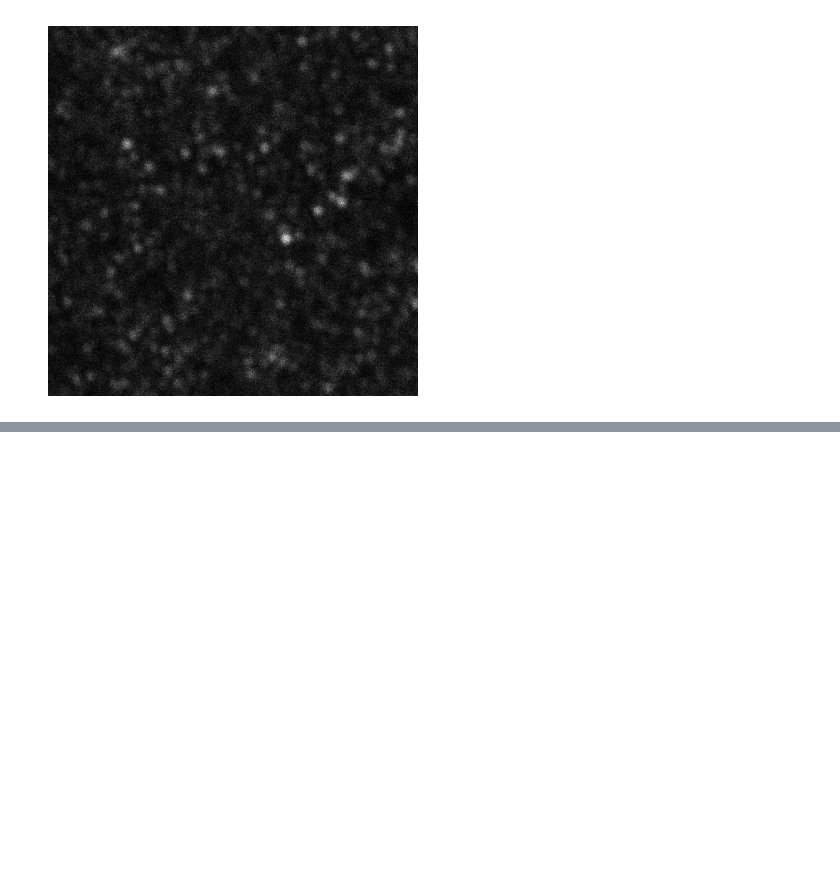
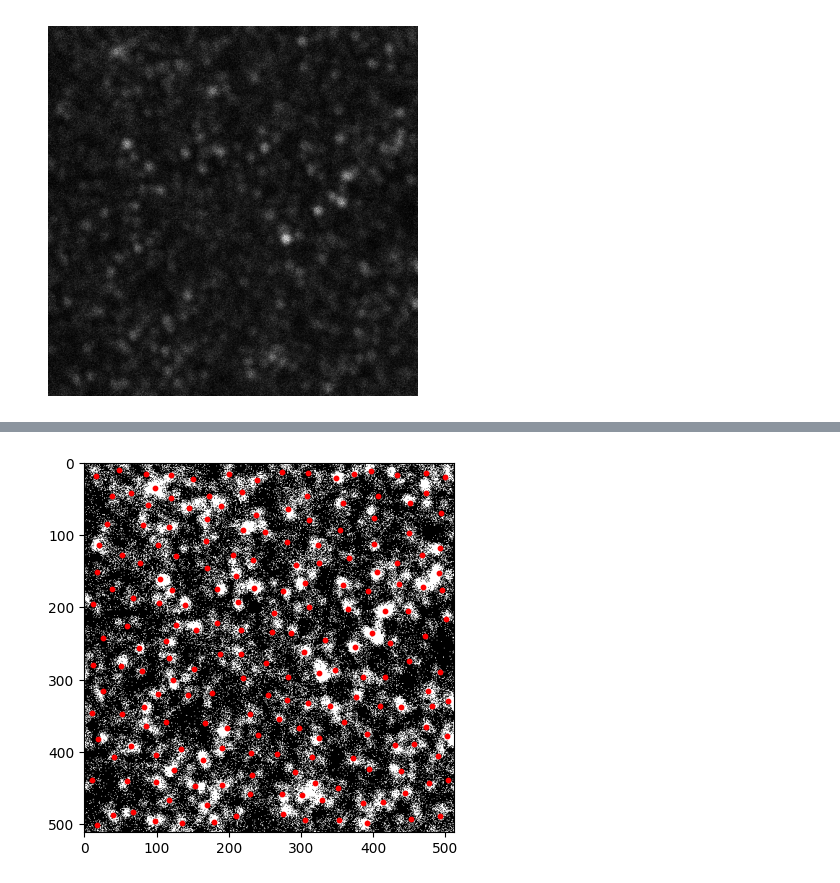
Before and after one commit to GiovanniLag/Laboratorio-Biofisica, a Jupyter notebook: microscopia/analysis/python/notebook-microscopia.ipynb, the cells around one changed output, grey strips where cells are left out. Cells and saved outputs as stored; diff of their text form; code cells hidden in the pictures; blank space fills up the shorter version.

```diff
--- a/microscopia/analysis/python/notebook-microscopia.ipynb
+++ b/microscopia/analysis/python/notebook-microscopia.ipynb
@@ -125,0 +64,11 @@ print(0.44*(lam/0.5))
+# %%
+# K-means clustering
+kmeans = KMeans(n_clusters=200, random_state=0).fit(points)
+cluster_centers = kmeans.cluster_centers_
+
+#plot the cluster centers
+plt.scatter(cluster_centers[:, 1], cluster_centers[:, 0], s=10, c='red')
+plt.imshow(img0_thresh, cmap='gray')
+plt.show()
+# %% [output]
+[figure, added]
```
Also changed, not shown: parts of 18 cells of this notebook, 10 other files.
